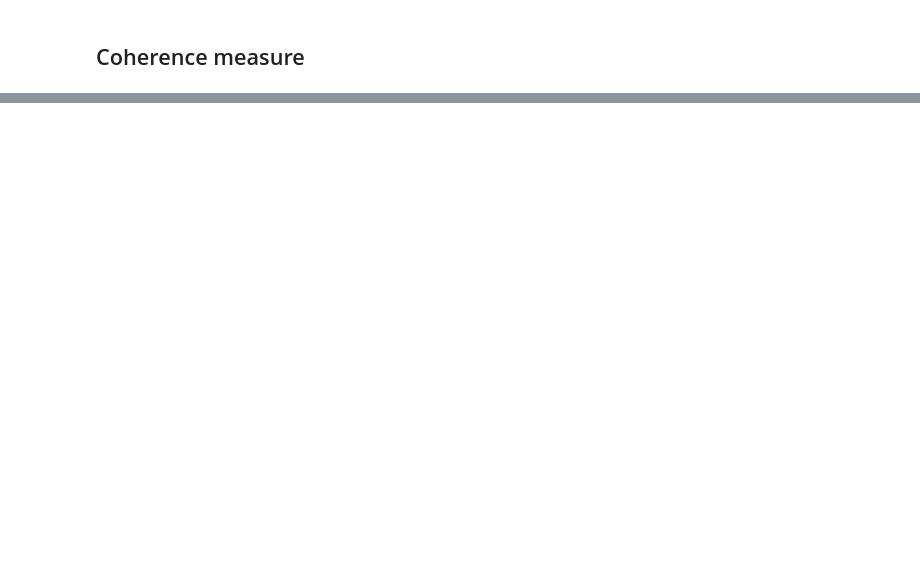
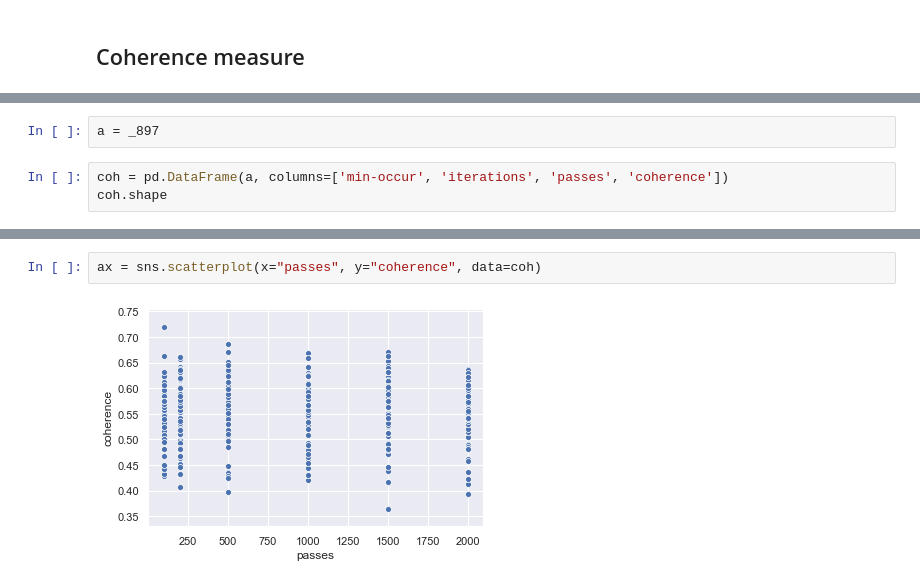
Before and after one commit to cbare/pubmed_miner, a Jupyter notebook: notebooks/experiments_with_lda.ipynb, the cells around one changed output, grey strips where cells are left out. Drawn from its saved outputs; the diff is of its cells as text; blank space fills up the shorter version.

```diff
--- a/notebooks/experiments_with_lda.ipynb
+++ b/notebooks/experiments_with_lda.ipynb
@@ -327,0 +344,5 @@ Coherence Score:  0.46379556592156085
+# %%
+a = _897
+# %%
+coh = pd.DataFrame(a, columns=['min-occur', 'iterations', 'passes', 'coherence'])
+coh.shape
@@ -327,0 +360,4 @@ Coherence Score:  0.46379556592156085
+# %%
+ax = sns.scatterplot(x="passes", y="coherence", data=coh)
+# %% [output]
+[figure, added]
```
Also changed, not shown: parts of 66 cells of this notebook.
